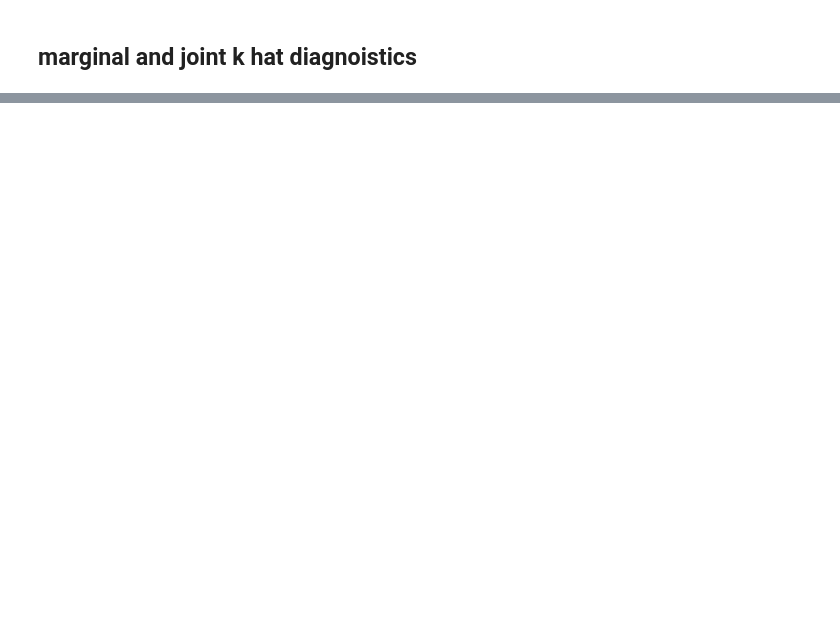
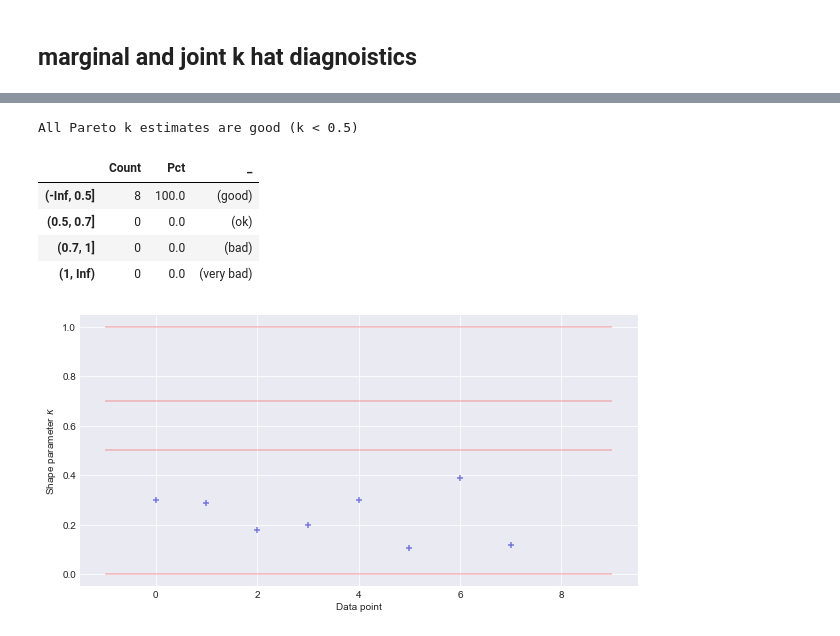
Before and after one commit to junpenglao/Planet_Sakaar_Data_Science, a Jupyter notebook: WIP/[WIP] Comparing VI approximation.ipynb, the cells around one changed output, grey strips where cells are left out. Drawn from its saved outputs; the diff is of its cells as text; code cells hidden in the pictures; blank space fills up the shorter version.

Commit message:
comparing VI
add k_hat from trace for each data.

```diff
--- a/WIP/[WIP] Comparing VI approximation.ipynb
+++ b/WIP/[WIP] Comparing VI approximation.ipynb
@@ -259,0 +328,12 @@ k_hat1
+# %%
+khat0 = khat_trace(centered_ADVI, Centered_eight)
+plot_khat(khat0, ax=None);
+ks_summary(khat0);
+# %% [output]
+All Pareto k estimates are good (k < 0.5)
+|  | Count | Pct | _ |
+| (-Inf, 0.5] | 8 | 100.0 | (good) |
+| (0.5, 0.7] | 0 | 0.0 | (ok) |
+| (0.7, 1] | 0 | 0.0 | (bad) |
+| (1, Inf) | 0 | 0.0 | (very bad) |
+[figure, added]
```
Also changed, not shown: parts of 16 cells of this notebook.
